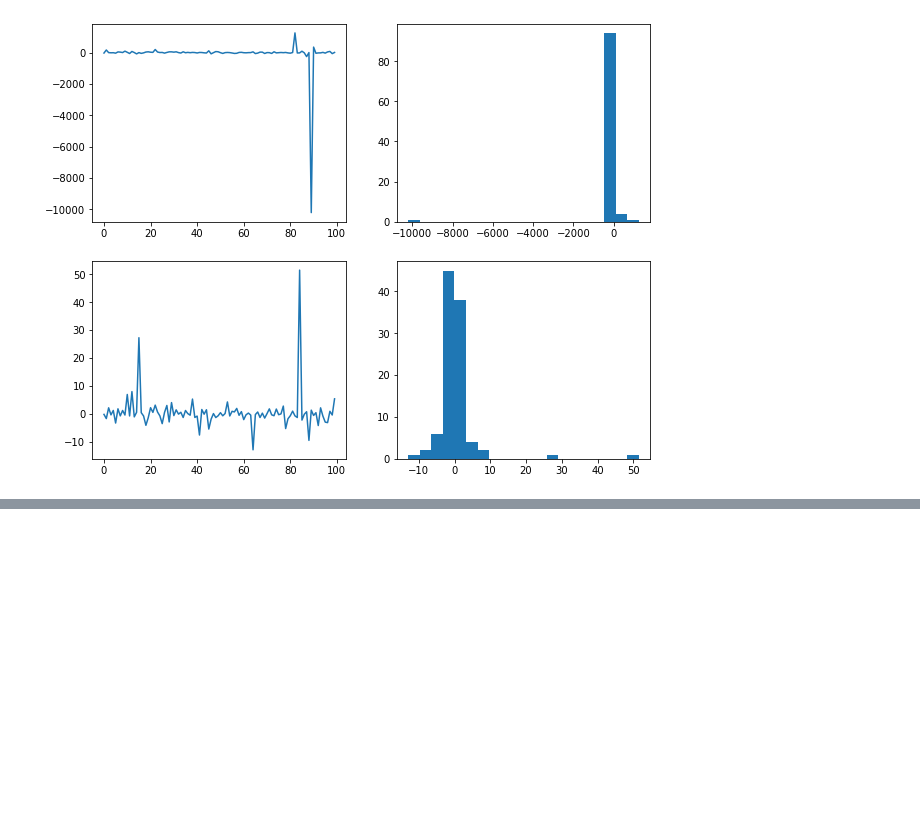
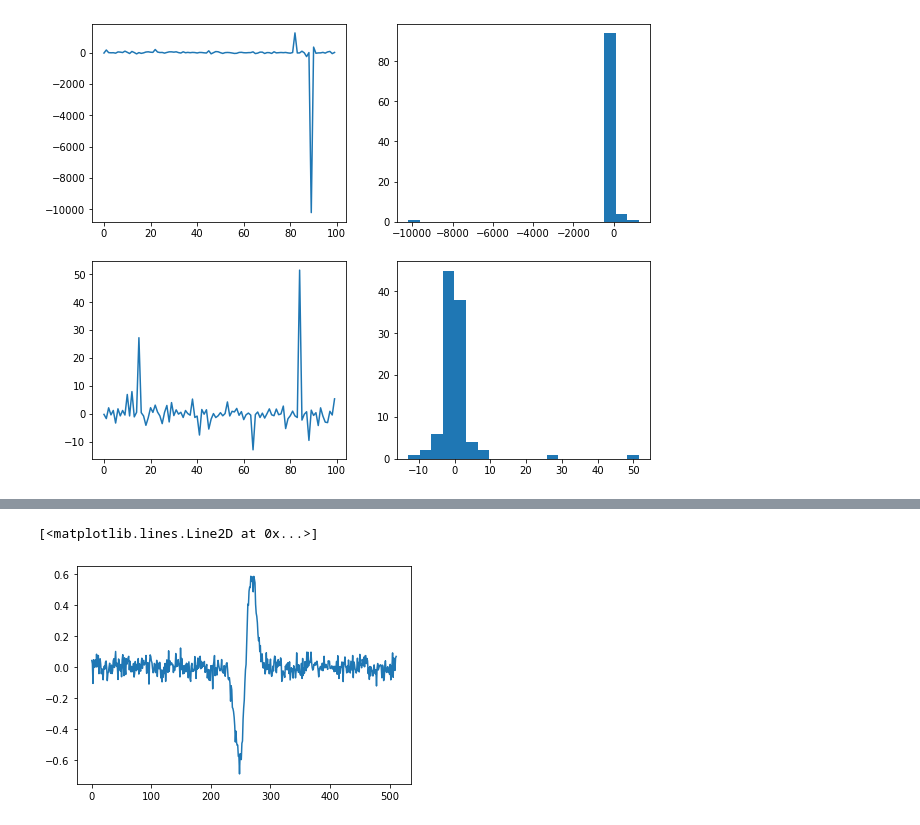
Before and after one commit to minyoungk99/IRES, a Jupyter notebook: other_notebooks/create_ratios_diffs.ipynb, the cells around one changed output, grey strips where cells are left out. Saved outputs shown, nothing was run; the diff lists cells and outputs as text; code cells hidden in the pictures; blank space fills up the shorter version.

```diff
--- a/other_notebooks/create_ratios_diffs.ipynb
+++ b/other_notebooks/create_ratios_diffs.ipynb
@@ -128,0 +139,7 @@ ax4.hist(b, bins=20)
+# %%
+a = fp.fake_profile([10], [50], [2]); a.construct_profile(noise=True)
+b = fp.fake_profile([10], [51], [2]); b.construct_profile(noise=True)
+plt.plot(b.profile-a.profile)
+# %% [output]
+[<matplotlib.lines.Line2D at 0x...>]
+[figure, added]
```
Also changed, not shown: parts of 7 cells of this notebook, 16 other files.
